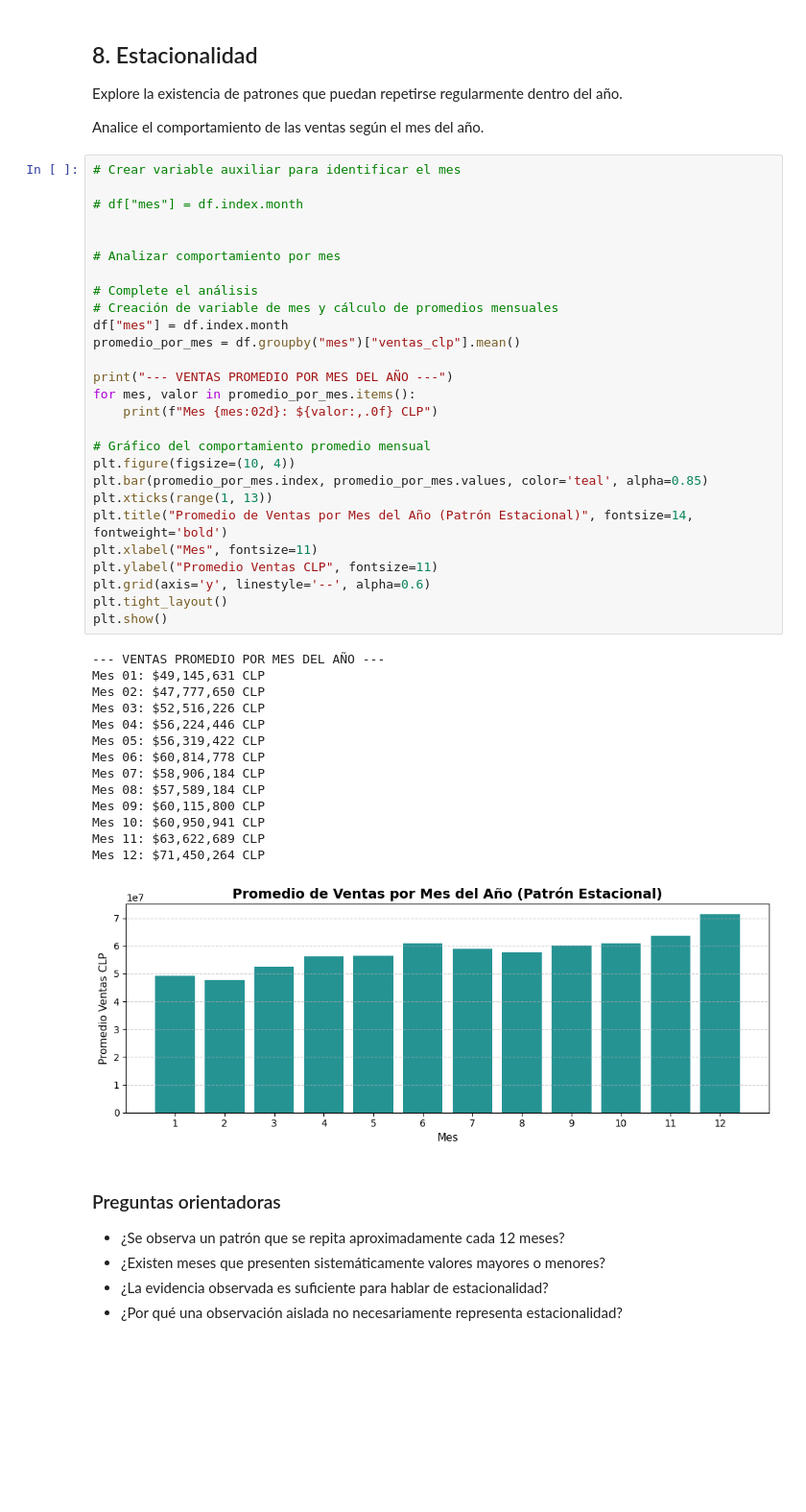
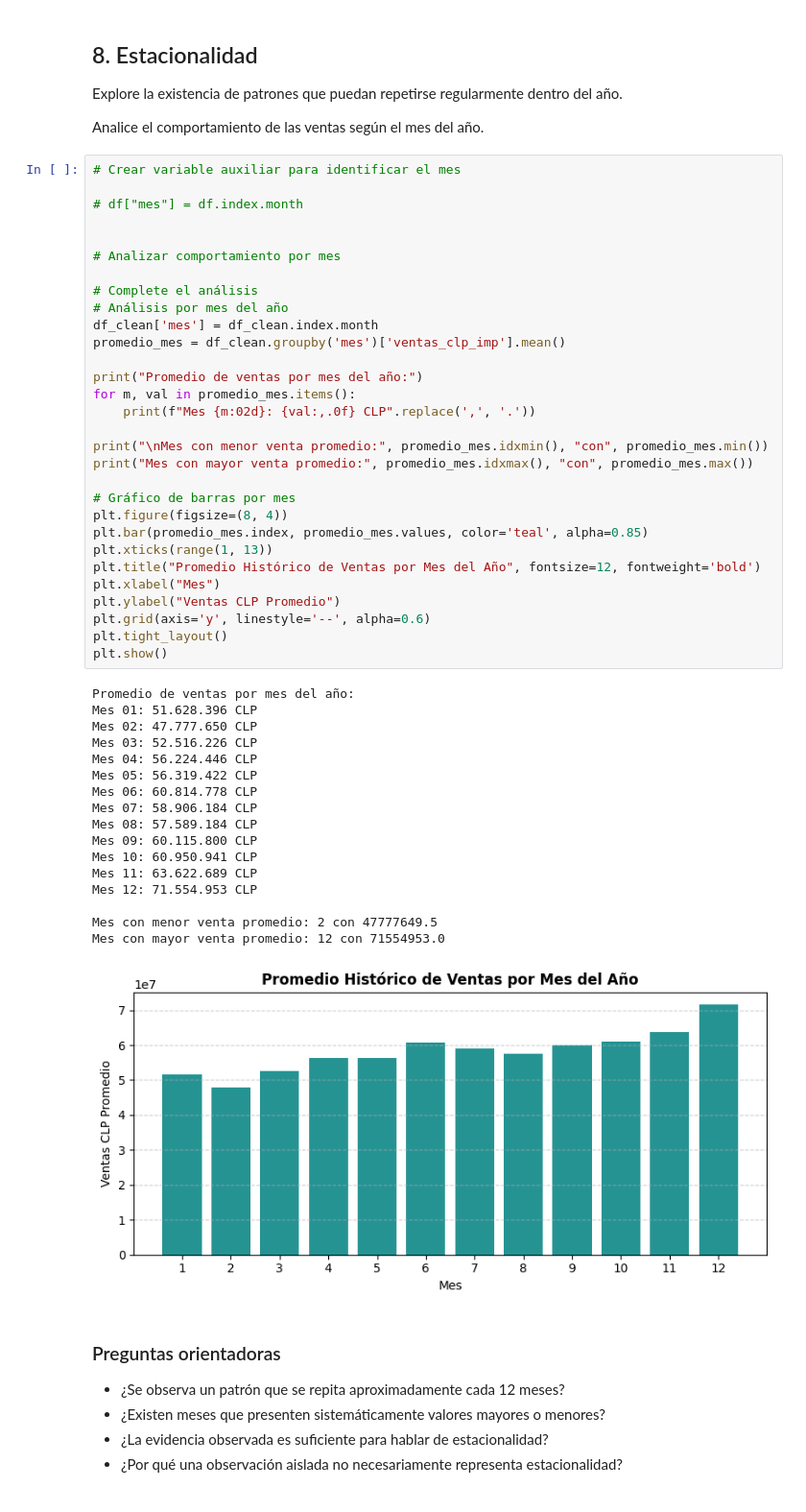
Before and after one commit to fernandouribeu/analisis_datos, a Jupyter notebook: Laboratorio_04_Series_Temporales.ipynb, the cells around one changed output. Shown: that part at 96% size. Drawn from its saved outputs; the diff is of its cells as text; blank space fills up the shorter version.

```diff
--- a/Laboratorio_04_Series_Temporales.ipynb
+++ b/Laboratorio_04_Series_Temporales.ipynb
@@ -453,45 +537,51 @@ Analice el comportamiento de las ventas según el mes del año.
 # %%
 # Crear variable auxiliar para identificar el mes
 
 # df["mes"] = df.index.month
 
 
 # Analizar comportamiento por mes
 
 # Complete el análisis
-# Creación de variable de mes y cálculo de promedios mensuales
-df["mes"] = df.index.month
-promedio_por_mes = df.groupby("mes")["ventas_clp"].mean()
+# Análisis por mes del año
+df_clean['mes'] = df_clean.index.month
+promedio_mes = df_clean.groupby('mes')['ventas_clp_imp'].mean()
 
-print("--- VENTAS PROMEDIO POR MES DEL AÑO ---")
-for mes, valor in promedio_por_mes.items():
-    print(f"Mes {mes:02d}: ${valor:,.0f} CLP")
+print("Promedio de ventas por mes del año:")
+for m, val in promedio_mes.items():
+    print(f"Mes {m:02d}: {val:,.0f} CLP".replace(',', '.'))
 
-# Gráfico del comportamiento promedio mensual
-plt.figure(figsize=(10, 4))
-plt.bar(promedio_por_mes.index, promedio_por_mes.values, color='teal', alpha=0.85)
+print("\nMes con menor venta promedio:", promedio_mes.idxmin(), "con", promedio_mes.min())
+print("Mes con mayor venta promedio:", promedio_mes.idxmax(), "con", promedio_mes.max())
+
+# Gráfico de barras por mes
+plt.figure(figsize=(8, 4))
+plt.bar(promedio_mes.index, promedio_mes.values, color='teal', alpha=0.85)
 plt.xticks(range(1, 13))
-plt.title("Promedio de Ventas por Mes del Año (Patrón Estacional)", fontsize=14, fontweight='bold')
-plt.xlabel("Mes", fontsize=11)
-plt.ylabel("Promedio Ventas CLP", fontsize=11)
+plt.title("Promedio Histórico de Ventas por Mes del Año", fontsize=12, fontweight='bold')
+plt.xlabel("Mes")
+plt.ylabel("Ventas CLP Promedio")
 plt.grid(axis='y', linestyle='--', alpha=0.6)
 plt.tight_layout()
 plt.show()
 # %% [output]
---- VENTAS PROMEDIO POR MES DEL AÑO ---
-Mes 01: $49,145,631 CLP
-Mes 02: $47,777,650 CLP
-Mes 03: $52,516,226 CLP
-Mes 04: $56,224,446 CLP
-Mes 05: $56,319,422 CLP
-Mes 06: $60,814,778 CLP
-Mes 07: $58,906,184 CLP
-Mes 08: $57,589,184 CLP
-Mes 09: $60,115,800 CLP
-Mes 10: $60,950,941 CLP
-Mes 11: $63,622,689 CLP
-Mes 12: $71,450,264 CLP
+Promedio de ventas por mes del año:
+Mes 01: 51.628.396 CLP
+Mes 02: 47.777.650 CLP
+Mes 03: 52.516.226 CLP
+Mes 04: 56.224.446 CLP
+Mes 05: 56.319.422 CLP
+Mes 06: 60.814.778 CLP
+Mes 07: 58.906.184 CLP
+Mes 08: 57.589.184 CLP
+Mes 09: 60.115.800 CLP
+Mes 10: 60.950.941 CLP
+Mes 11: 63.622.689 CLP
+Mes 12: 71.554.953 CLP
+
+Mes con menor venta promedio: 2 con 47777649.5
+Mes con mayor venta promedio: 12 con 71554953.0
-[figure, old version]
+[figure, new version]
 # %% [markdown]
 ### Preguntas orientadoras
 
```
Also changed, not shown: parts of 43 cells of this notebook.
